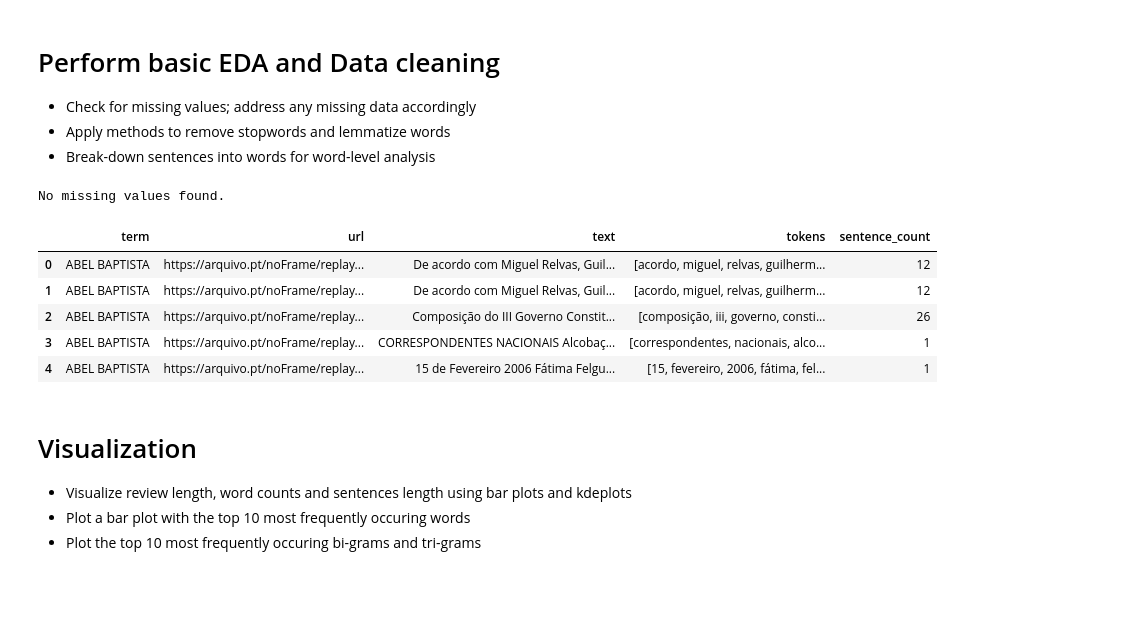
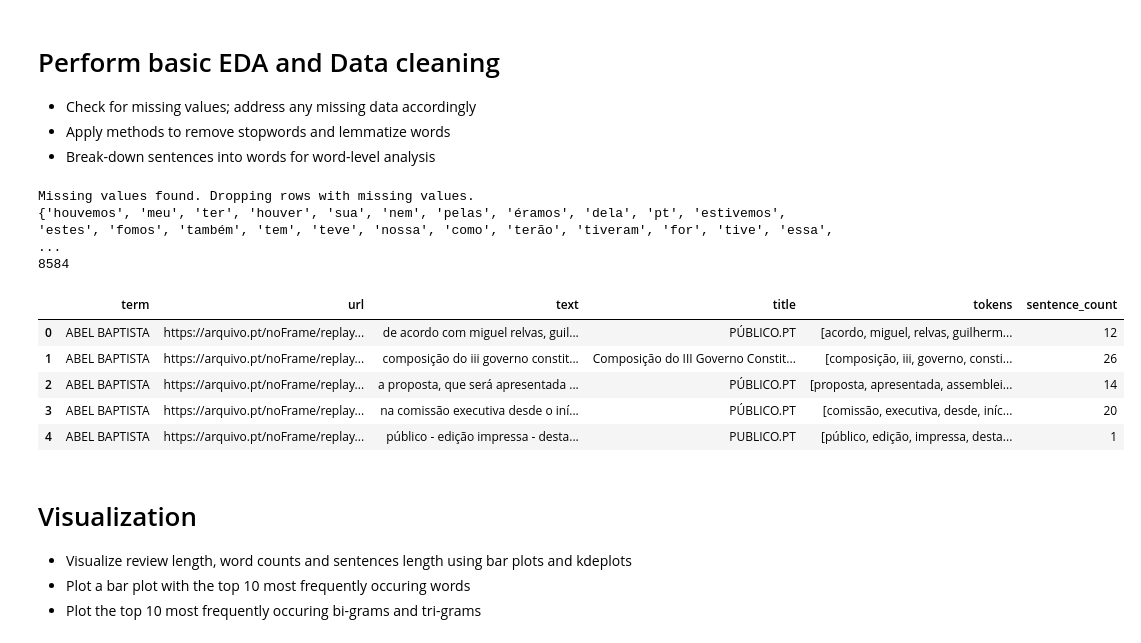
Before and after one commit to Duart3x/News-Classifier, a Jupyter notebook: EDA.ipynb, the cells around one changed output. Drawn from its saved outputs; the diff is of its cells as text; code cells hidden in the pictures; blank space fills up the shorter version.

```diff
--- a/EDA.ipynb
+++ b/EDA.ipynb
@@ -25,41 +39,76 @@ True
 - Break-down sentences into words for word-level analysis
 # %%
 # Load the dataset [term, url, text]
-df = pd.read_csv('results.csv', header=0)
+df = pd.read_csv('results-publico.csv', header=0)
 
 # Check for missing values; address any missing data if necessary
 has_missing = df.isnull().values.any()
 if has_missing:
     print('Missing values found. Dropping rows with missing values.')
     df.dropna(inplace=True)
 else:
     print('No missing values found.')
+df['text'] = df['text'].str.strip().str.lower()
+df.drop_duplicates(subset='text', keep='first', inplace=True)
 
 lemmatizer = WordNetLemmatizer()
 stop_words = set(stopwords.words('portuguese'))
 
+stop_words.add('vai')
+stop_words.add('jornal')
+stop_words.add('jornalista')
+stop_words.add('jornalistas')
+stop_words.add('pt')
+stop_words.add('rsf')
+stop_words.add('aacs')
+stop_words.add('ainda')
+stop_words.add('ano')
+stop_words.add('hoje')
+stop_words.add('dia')
+stop_words.add('ter')
+stop_words.add('sobre')
+stop_words.add('doi')
+stop_words.add('ontem')
+stop_words.add('onde')
+stop_words.add('um')
+stop_words.add('dois')
+stop_words.add('três')
+stop_words.add('quatro')
+stop_words.add('cinco')
+stop_words.add('seis')
+stop_words.add('sete')
+stop_words.add('oito')
+stop_words.add('nove')
+stop_words.add('dez')
+stop_words.add('porque')
+stop_words.add('anos')
+print(stop_words)
+
 def tokenize(text):
     for word in word_tokenize(text):
         lword = word.lower()
-        if lword.isalnum() and lword not in stop_words:
+        if lword.isalpha() and (lword not in stop_words) and (len(lword) > 2):
             lemWord = lemmatizer.lemmatize(lword)
             yield lemWord
 
 # Tokenize the reviews
 ## Create column with tokens from review
 df['tokens'] = df['text'].apply(lambda x: [t for t in tokenize(x)])
 df['sentence_count'] = df['text'].apply(lambda x: len(sent_tokenize(x)))
 
 
+print(len(df))
 df.head()
 # %% [output]
-No missing values found.
+Missing values found. Dropping rows with missing values.
+{'houvemos', 'meu', 'ter', 'houver', 'sua', 'nem', 'pelas', 'éramos', 'dela', 'pt', 'estivemos', 'estes', 'fomos', 'também', 'tem', 'teve', 'nossa', 'como', 'terão', 'tiveram', 'for', 'tive', 'essa',  ...
+8584
-|  | term | url | text | tokens | sentence_count |
-| 0 | ABEL BAPTISTA | https://arquivo.pt/noFrame/replay... | De acordo com Miguel Relvas, Guil... | [acordo, miguel, relvas, guilherm... | 12 |
-| 1 | ABEL BAPTISTA | https://arquivo.pt/noFrame/replay... | De acordo com Miguel Relvas, Guil... | [acordo, miguel, relvas, guilherm... | 12 |
-| 2 | ABEL BAPTISTA | https://arquivo.pt/noFrame/replay... | Composição do III Governo Constit... | [composição, iii, governo, consti... | 26 |
-| 3 | ABEL BAPTISTA | https://arquivo.pt/noFrame/replay... | CORRESPONDENTES NACIONAIS Alcobaç... | [correspondentes, nacionais, alco... | 1 |
-| 4 | ABEL BAPTISTA | https://arquivo.pt/noFrame/replay... | 15 de Fevereiro 2006 Fátima Felgu... | [15, fevereiro, 2006, fátima, fel... | 1 |
+|  | term | url | text | title | tokens | sentence_count |
+| 0 | ABEL BAPTISTA | https://arquivo.pt/noFrame/replay... | de acordo com miguel relvas, guil... | PÚBLICO.PT | [acordo, miguel, relvas, guilherm... | 12 |
+| 1 | ABEL BAPTISTA | https://arquivo.pt/noFrame/replay... | composição do iii governo constit... | Composição do III Governo Constit... | [composição, iii, governo, consti... | 26 |
+| 2 | ABEL BAPTISTA | https://arquivo.pt/noFrame/replay... | a proposta, que será apresentada ... | PÚBLICO.PT | [proposta, apresentada, assemblei... | 14 |
+| 3 | ABEL BAPTISTA | https://arquivo.pt/noFrame/replay... | na comissão executiva desde o iní... | PÚBLICO.PT | [comissão, executiva, desde, iníc... | 20 |
+| 4 | ABEL BAPTISTA | https://arquivo.pt/noFrame/replay... | público - edição impressa - desta... | PUBLICO.PT | [público, edição, impressa, desta... | 1 |
 # %% [markdown]
 # Visualization
 - Visualize review length, word counts and sentences length using bar plots and
```
Also changed, not shown: parts of 19 cells of this notebook, 2 other files.
